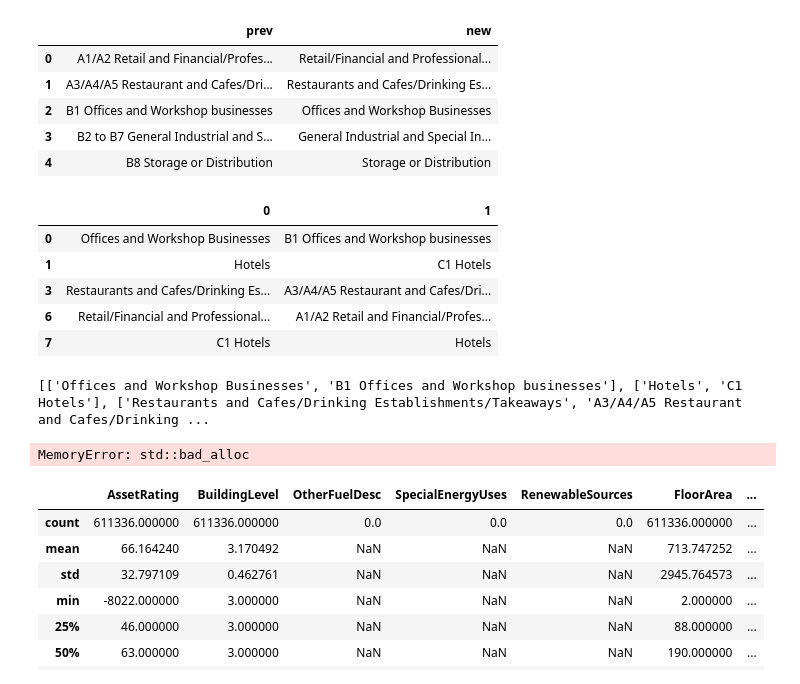
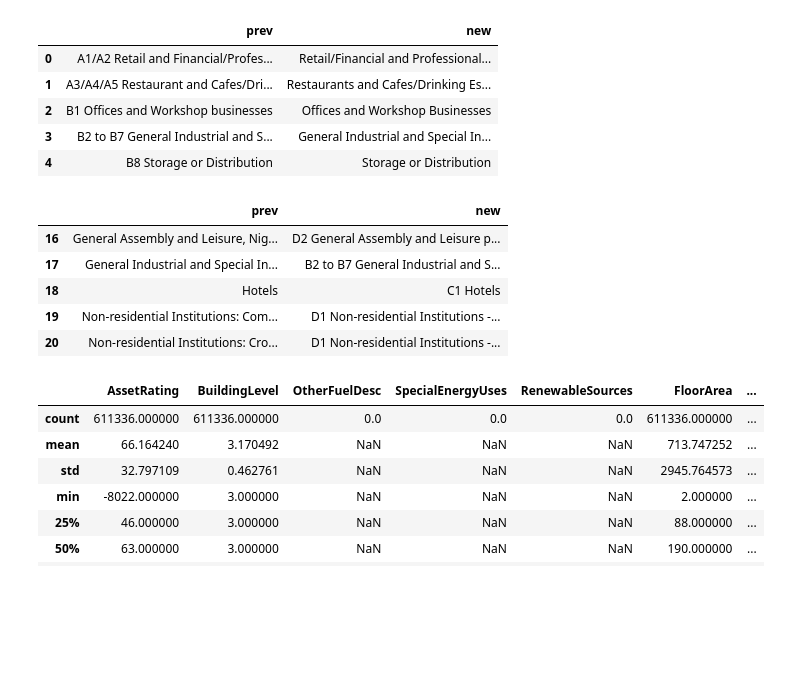
Before and after one commit to iaspidem/epc-learn, a Jupyter notebook: preprocess.ipynb, the cells around one changed output. Saved outputs shown, nothing was run; the diff lists cells and outputs as text; code cells hidden in the pictures; blank space fills up the shorter version.

Commit message:
consolidate similar entries into single categories

```diff
--- a/preprocess.ipynb
+++ b/preprocess.ipynb
@@ -102,5 +92,0 @@ fuzz.token_set_ratio("Storage or Distribution", "B8 Storage or Distribution")
-# %%
-for type in property_type:
-        #if type != property_type:
-        matches = process.extractOne(type, property_type, scorer=fuzz.token_set_ratio)
-        print(type, matches)
@@ -163,26 +130,15 @@ df.head()
 | 3 | B2 to B7 General Industrial and S... | General Industrial and Special In... |
 | 4 | B8 Storage or Distribution | Storage or Distribution |
 # %%
-df = df.drop([2, 4, 5, 7, 8, 10, 11, 14, 17, 20, 22, 23, 24, 28, 35])
+df = df.drop([0, 1, 2, 3, 4, 5, 6, 7, 8, 9, 10, 11, 12, 13, 14, 15, 30, 31, 32, 33, 34, 38])
 df.head()
 # %% [output]
-|  | 0 | 1 |
-| 0 | Offices and Workshop Businesses | B1 Offices and Workshop businesses |
-| 1 | Hotels | C1 Hotels |
-| 3 | Restaurants and Cafes/Drinking Es... | A3/A4/A5 Restaurant and Cafes/Dri... |
-| 6 | Retail/Financial and Professional... | A1/A2 Retail and Financial/Profes... |
-| 7 | C1 Hotels | Hotels |
+|  | prev | new |
+| 16 | General Assembly and Leisure, Nig... | D2 General Assembly and Leisure p... |
+| 17 | General Industrial and Special In... | B2 to B7 General Industrial and S... |
+| 18 | Hotels | C1 Hotels |
+| 19 | Non-residential Institutions: Com... | D1 Non-residential Institutions -... |
+| 20 | Non-residential Institutions: Cro... | D1 Non-residential Institutions -... |
-# %%
-categories.pop(2)
-categories.pop(3)
-categories.pop(3)
-print(categories)
-# %% [output]
-[['Offices and Workshop Businesses', 'B1 Offices and Workshop businesses'], ['Hotels', 'C1 Hotels'], ['Restaurants and Cafes/Drinking Establishments/Takeaways', 'A3/A4/A5 Restaurant and Cafes/Drinking ...
-# %%
-process.cdist(df_nd['PropertyType'], df_nd['PropertyType'], scorer=fuzz.token_set_ratio, score_cutoff=90)
-# %% [output]
-MemoryError: std::bad_alloc
 # %%
 df_nd.describe()
 # %% [output]
```
Also changed, not shown: parts of 4 cells of this notebook.
